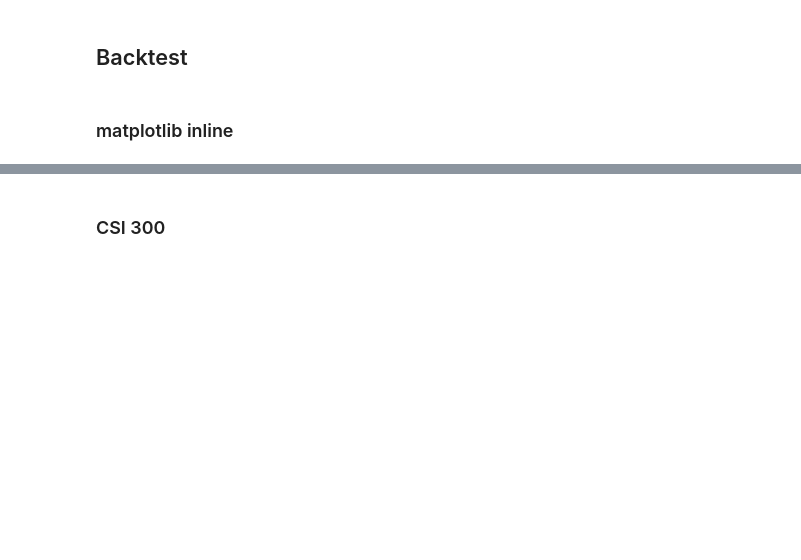
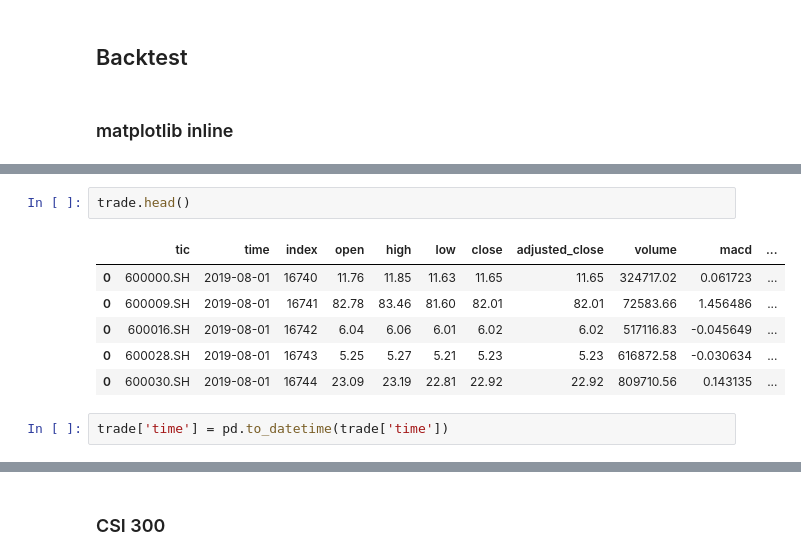
Before and after one commit to Raymondliz/FinRL-Tutorials, a Jupyter notebook: 1-Introduction/China_A_share_market_tushare.ipynb, the cells around one changed output, grey strips where cells are left out. Drawn from its saved outputs; the diff is of its cells as text; blank space fills up the shorter version.

```diff
--- a/1-Introduction/China_A_share_market_tushare.ipynb
+++ b/1-Introduction/China_A_share_market_tushare.ipynb
@@ -299,0 +316,11 @@ print(f"df_actions: {df_actions}")
+# %%
+trade.head()
+# %% [output]
+|  | tic | time | index | open | high | low | close | adjusted_close | volume | macd | ... |
+| 0 | 600000.SH | 2019-08-01 | 16740 | 11.76 | 11.85 | 11.63 | 11.65 | 11.65 | 324717.02 | 0.061723 | ... |
+| 0 | 600009.SH | 2019-08-01 | 16741 | 82.78 | 83.46 | 81.60 | 82.01 | 82.01 | 72583.66 | 1.456486 | ... |
+| 0 | 600016.SH | 2019-08-01 | 16742 | 6.04 | 6.06 | 6.01 | 6.02 | 6.02 | 517116.83 | -0.045649 | ... |
+| 0 | 600028.SH | 2019-08-01 | 16743 | 5.25 | 5.27 | 5.21 | 5.23 | 5.23 | 616872.58 | -0.030634 | ... |
+| 0 | 600030.SH | 2019-08-01 | 16744 | 23.09 | 23.19 | 22.81 | 22.92 | 22.92 | 809710.56 | 0.143135 | ... |
+# %%
+trade['time'] = pd.to_datetime(trade['time'])
```
Also changed, not shown: parts of 22 cells of this notebook, 5 other files.
